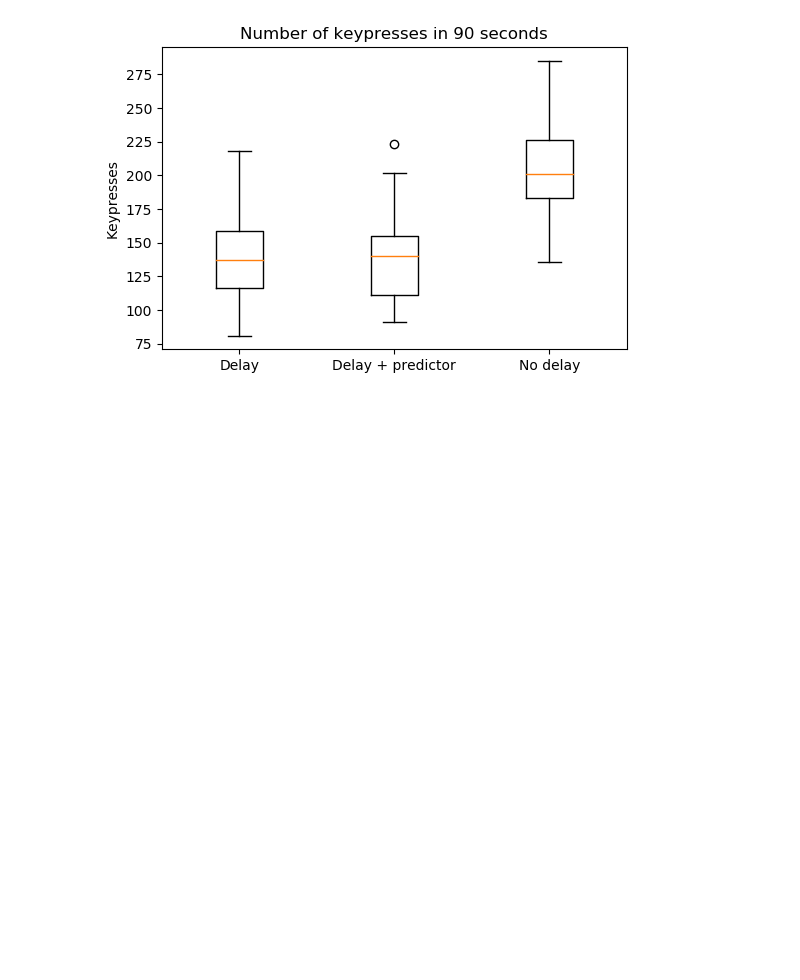
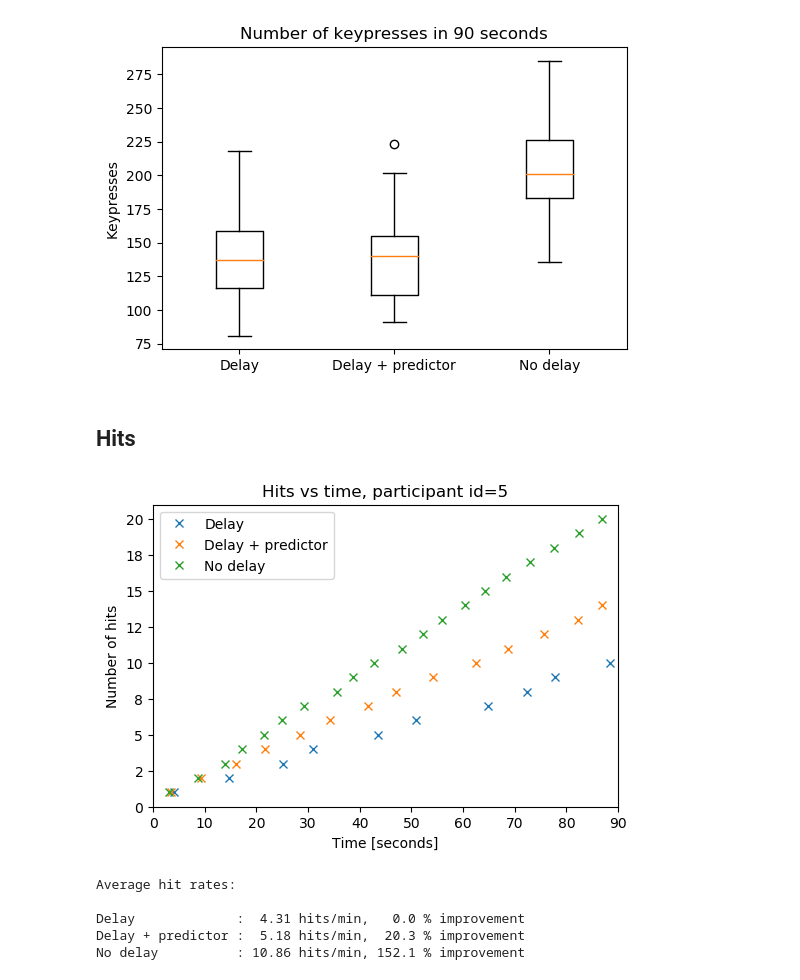
Before and after one commit to martinloland/master_thesis, a Jupyter notebook: data/experiment_data.ipynb, the cells around one changed output. Saved outputs shown, nothing was run; the diff lists cells and outputs as text; code cells hidden in the pictures; blank space fills up the shorter version.

```diff
--- a/data/experiment_data.ipynb
+++ b/data/experiment_data.ipynb
@@ -191,3 +187,54 @@ plt.ylabel('Keypresses')
 plt.show()
 # %% [output]
 [figure]
+# %% [markdown]
+## Hits
+# %%
+act = pd.read_sql_query("select rowid from actors where valid=1;", conn)
+actor_ids = act.rowid.values
+
+exp_dict = {0:'Delay', 1:'Delay + predictor', 2: 'No delay'}
+rates = [[],[],[]]
+selected_act = 5
+
+fig1, ax1 = plt.subplots(dpi=100)
+for act in actor_ids:
+    for exp in range(3):
+        hits_df = pd.read_sql_query("select * from hits where valid=1 and experiment={exp} and actor={act};"
+                                 .format(exp=exp, act=act), conn)
+        start_df = pd.read_sql_query("select startexp{exp} from actors where rowid={act};".format(exp=exp, act=act), conn)
+        start = start_df.values[0][0]
+        hits = np.array(hits_df['time'])
+        x = hits-start
+        y = np.arange(1,len(x)+1)
+
+        A = np.vstack([x, np.ones(len(x))]).T
+        m, c = np.linalg.lstsq(A, y, rcond=None)[0]
+        rates[exp].append(m)
+
+        if act == selected_act:
+            ax1.plot(x, y, 'x', label=exp_dict[exp])
+
+ax1.set_title('Hits vs time, participant id={}'.format(selected_act))
+x = np.arange(0,90)
+plt.legend()
+plt.ylabel('Number of hits')
+plt.xlabel('Time [seconds]')
+ax1.set_yticklabels(['{:.0f}'.format(x) for x in ax1.get_yticks()])
+ax1.set_ylim([0,21])
+ax1.set_xlim([0,90])
+plt.show()
+
+np_rates = np.array(rates)
+avg_rates = np.average(np_rates, axis=1)*60
+print('Average hit rates:\n')
+for exp in range(3):
+    imp = avg_rates[exp]/avg_rates[0]-1
+    print('{:18}: {:>5.2f} hits/min, {:>5.1f} % improvement'.format(exp_dict[exp], avg_rates[exp], imp*100))
+# %% [output]
+[figure, added]
+Average hit rates:
+
+Delay             :  4.31 hits/min,   0.0 % improvement
+Delay + predictor :  5.18 hits/min,  20.3 % improvement
+No delay          : 10.86 hits/min, 152.1 % improvement
```
Also changed, not shown: parts of 21 cells of this notebook, 3 other files.
